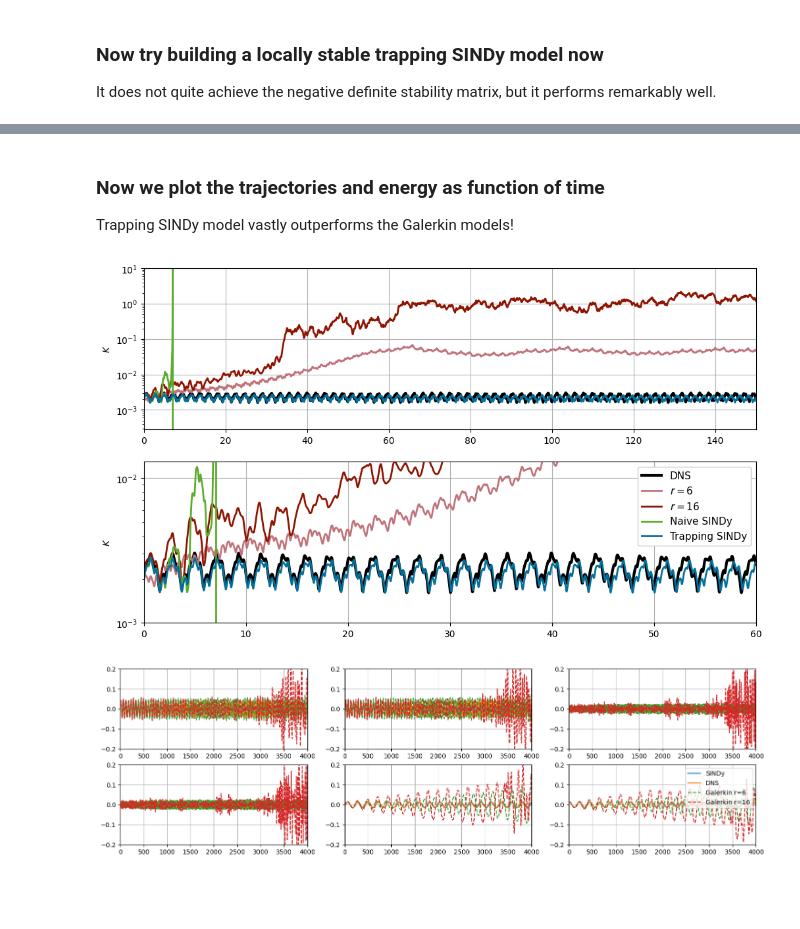
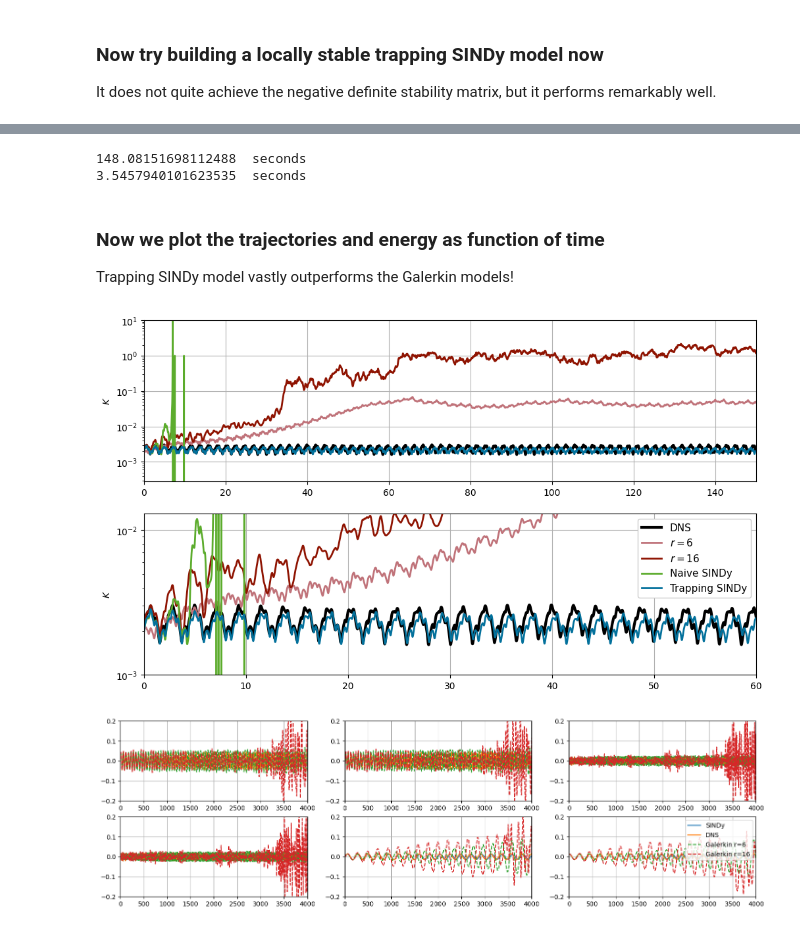
Before and after one commit to dynamicslab/pysindy, a Jupyter notebook: examples/8_trapping_sindy_examples/example_dysts.ipynb, the cells around one changed output, grey strips where cells are left out. Saved outputs shown, nothing was run; the diff lists cells and outputs as text; code cells hidden in the pictures; blank space fills up the shorter version.

```diff
--- a/examples/8_trapping_sindy_examples/example_dysts.ipynb
+++ b/examples/8_trapping_sindy_examples/example_dysts.ipynb
@@ -452,20 +456,26 @@ a_gal16 = galerkin_model.integrate(a0, t_sim, r=16, rtol=1e-8, atol=1e-8)
 It does not quite achieve the negative definite stability matrix, but it performs remarkably well.
 # %%
 r = 6  # POD truncation
-
 x_train = a_dns[:, :r]
 t_train = t_dns.copy()
 
 threshold = 0.0
 eta = 1.0e10
-alpha_m = 1e-4 * eta  # default is 1e-2 * eta so this speeds up the code here
-beta = 1e-5
-max_iter = 100
-sindy_opt = ps.TrappingSR3(threshold=threshold, eta=eta, alpha_m=alpha_m,
-                           max_iter=max_iter, gamma=-0.1,
-                           beta=beta,
-                           verbose=True
-                           )
+alpha_m = 1e-3 * eta  # default is 1e-2 * eta so this speeds up the code here
+beta = 1e-4
+max_iter = 200
+sindy_opt = ps.TrappingSR3(
+    method="local",
+    _n_tgts=r,
+    _include_bias=True,
+    threshold=threshold,
+    eta=eta,
+    alpha_m=alpha_m,
+    max_iter=max_iter,
+    gamma=-0.1,
+    verbose=True,
+    beta=beta,
+)
 
 # Fit the model
 model = ps.SINDy(
@@ -473,7 +483,7 @@ model = ps.SINDy(
     feature_library=sindy_library,
 )
 
-model.fit(x_train, t=t_train, quiet=True)
+model.fit(x_train, t=t_train)
 Xi = model.coefficients().T
 check_local_stability(r, Xi, sindy_opt, 1.0)
 
@@ -482,6 +492,6 @@ model_baseline = ps.SINDy(
     optimizer=ps.STLSQ(threshold=0.0),
     feature_library=ps.PolynomialLibrary(),
 )
-model_baseline.fit(x_train, t=t_train, quiet=True)
+model_baseline.fit(x_train, t=t_train)
 # %% [output]
  Iter ... |y-Xw|^2 ... |Pw-A|^2/eta ... |w|_1 ... |Qijk|/a ... |Qijk+...|/b ...   Total:
@@ -505,4 +517,18 @@ SINDy(differentiation_method=FiniteDifference(),
       feature_library=PolynomialLibrary(),
       feature_names=['x0', 'x1', 'x2', 'x3', 'x4', 'x5'],
       optimizer=STLSQ(threshold=0.0))
+# %%
+# Simulate the model
+import time
+t1 = time.time()
+a_sindy = model.simulate(a0[:r], t_sim, integrator="solve_ivp")
+t2 = time.time()
+print(t2 - t1, ' seconds')
+t1 = time.time()
+a_sindy_baseline = model_baseline.simulate(a0[:r], t_sim, integrator="odeint")
+t2 = time.time()
+print(t2 - t1, ' seconds')
+# %% [output]
+148.08151698112488  seconds
+3.5457940101623535  seconds
 # %%
@@ -522,36 +544,36 @@ Trapping SINDy model vastly outperforms the Galerkin models!
 # %%
 plt.figure(figsize=(12, 7))
 plt.subplot(2, 1, 1)
 plt.plot(t_dns, E_dns, 'k', label='DNS', lw=3)
 plt.plot(t_sim, E_gal6, label='$r=6$', lw=2, c='xkcd:dusty rose')
 plt.plot(t_sim, E_gal16, label='$r=16$', lw=2, c='xkcd:brick red')
-plt.plot(t_sim, E_sindy_baseline, label='Naive SINDy', lw=2, c='xkcd:grass')
+plt.plot(t_sim[:1000], E_sindy_baseline[:1000], label='Naive SINDy', lw=2, c='xkcd:grass')
 plt.plot(t_sim, E_sindy, label='Trapping SINDy', lw=2, c='xkcd:ocean blue')
 plt.gca().set_yscale('log')
 plt.ylabel('$K$')
 plt.ylim([0, 10])
 plt.xlim([0, 150])
 plt.grid()
 
 plt.subplot(2, 1, 2)
 plt.plot(t_dns, E_dns, 'k', label='DNS', lw=3)
 plt.plot(t_sim, E_gal6, label='$r=6$', lw=2, c='xkcd:dusty rose')
 plt.plot(t_sim, E_gal16, label='$r=16$', lw=2, c='xkcd:brick red')
-plt.plot(t_sim, E_sindy_baseline, label='Naive SINDy', lw=2, c='xkcd:grass')
+plt.plot(t_sim[:1000], E_sindy_baseline[:1000], label='Naive SINDy', lw=2, c='xkcd:grass')
 plt.plot(t_sim, E_sindy, label='Trapping SINDy', lw=2, c='xkcd:ocean blue')
 plt.gca().set_yscale('log')
 plt.legend(loc=1, fancybox=True, framealpha=1, fontsize=11)
 plt.ylabel('$K$')
 plt.ylim([1e-3, 1.3e-2])
 plt.xlim([0, 60])
 # plt.gca().set_yticklabels([])
 plt.grid()
 
 plt.subplots_adjust(wspace=0.2)
 plt.savefig('cavity_plot.pdf')
 plt.show()
 # %% [output]
-[figure, old version]
+[figure, new version]
 # %%
 plt.figure(figsize=(18, 5))
 for i in range(r):
```
Also changed, not shown: parts of 6 cells of this notebook, 4 other files.
